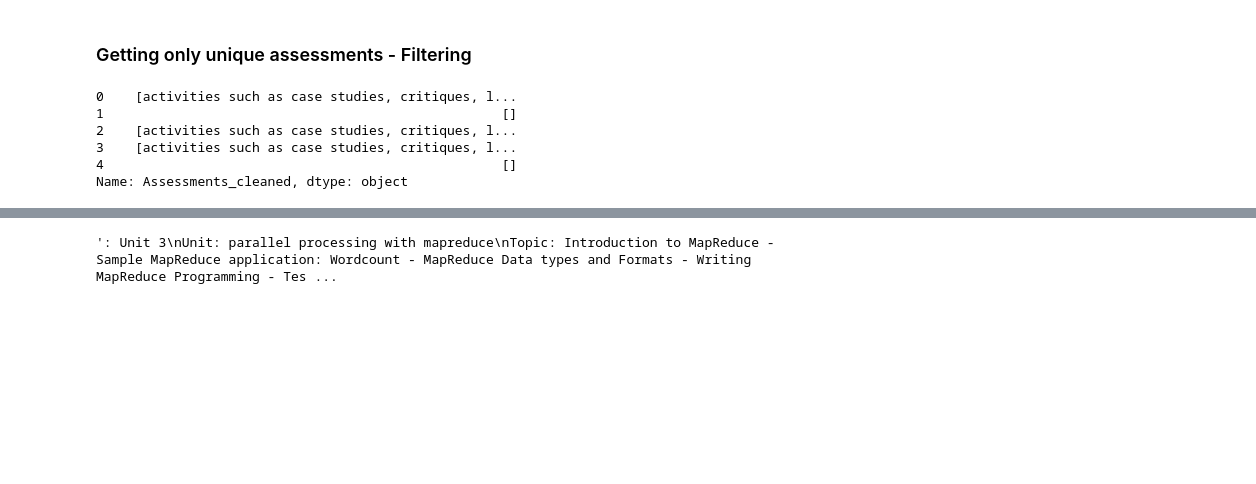
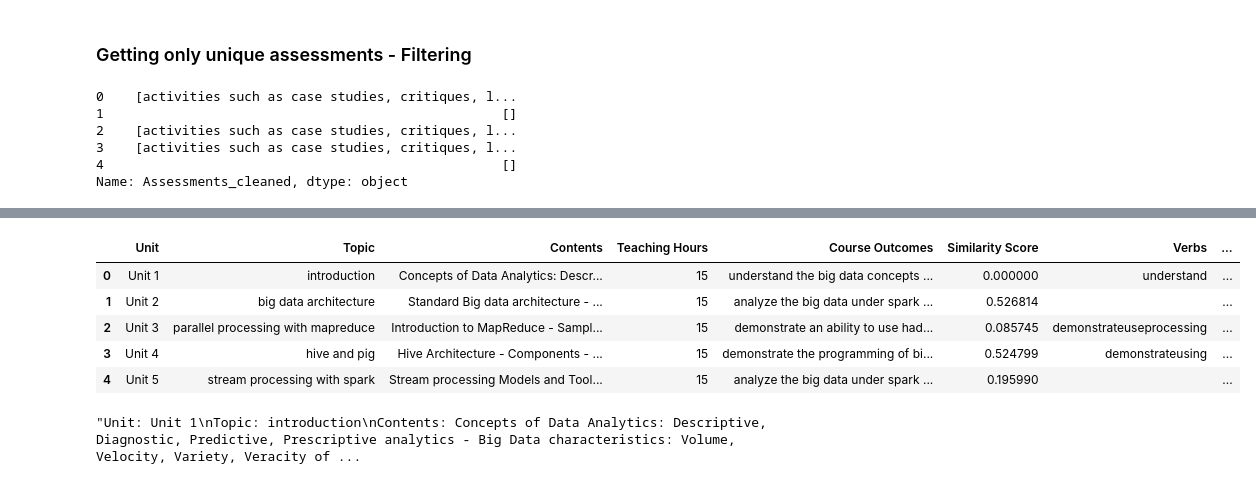
Before and after one commit to rajan-fredrick-04/Research_Project, a Jupyter notebook: Pre Research Works/verbs-assessments.ipynb, the cells around one changed output, grey strips where cells are left out. Cells and saved outputs as stored; diff of their text form; code cells hidden in the pictures; blank space fills up the shorter version.

```diff
--- a/Pre Research Works/verbs-assessments.ipynb
+++ b/Pre Research Works/verbs-assessments.ipynb
@@ -626,6 +626,17 @@ df_units
 | 2 | Unit 3 | parallel processing with mapreduce | Introduction to MapReduce - Sampl... | 15 | demonstrate an ability to use had... | 0.085745 | demonstrateuseprocessing | [['activities such as case studie... | ... |
 | 3 | Unit 4 | hive and pig | Hive Architecture - Components - ... | 15 | demonstrate the programming of bi... | 0.524799 | demonstrateusing | [['activities such as case studie... | ... |
 | 4 | Unit 5 | stream processing with spark | Stream processing Models and Tool... | 15 | analyze the big data under spark ... | 0.195990 |  | [] | ... |
+# %%
+df_units.drop(['Assessments','Assessments_cleaned'],axis=1,inplace=True)
+# %%
+df_units
+# %% [output]
+|  | Unit | Topic | Contents | Teaching Hours | Course Outcomes | Similarity Score | Verbs | ... |
+| 0 | Unit 1 | introduction | Concepts of Data Analytics: Descr... | 15 | understand the big data concepts ... | 0.000000 | understand | ... |
+| 1 | Unit 2 | big data architecture | Standard Big data architecture - ... | 15 | analyze the big data under spark ... | 0.526814 |  | ... |
+| 2 | Unit 3 | parallel processing with mapreduce | Introduction to MapReduce - Sampl... | 15 | demonstrate an ability to use had... | 0.085745 | demonstrateuseprocessing | ... |
+| 3 | Unit 4 | hive and pig | Hive Architecture - Components - ... | 15 | demonstrate the programming of bi... | 0.524799 | demonstrateusing | ... |
+| 4 | Unit 5 | stream processing with spark | Stream processing Models and Tool... | 15 | analyze the big data under spark ... | 0.195990 |  | ... |
 # %%
 import pandas as pd
 from io import StringIO
@@ -661,9 +671,9 @@ loader = CSVLoader(file_path=temp_csv_path, csv_args={
 
 documents = loader.load()
 # %%
-documents[3].page_content
+documents[0].page_content
 # %% [output]
-': Unit 3\nUnit: parallel processing with mapreduce\nTopic: Introduction to MapReduce - Sample MapReduce application: Wordcount - MapReduce Data types and Formats - Writing MapReduce Programming - Tes ...
+"Unit: Unit 1\nTopic: introduction\nContents: Concepts of Data Analytics: Descriptive, Diagnostic, Predictive, Prescriptive analytics - Big Data characteristics: Volume, Velocity, Variety, Veracity of ...
 # %%
 data = []
 for doc in documents:
```
Also changed, not shown: parts of 3 cells of this notebook, 7 other files.
